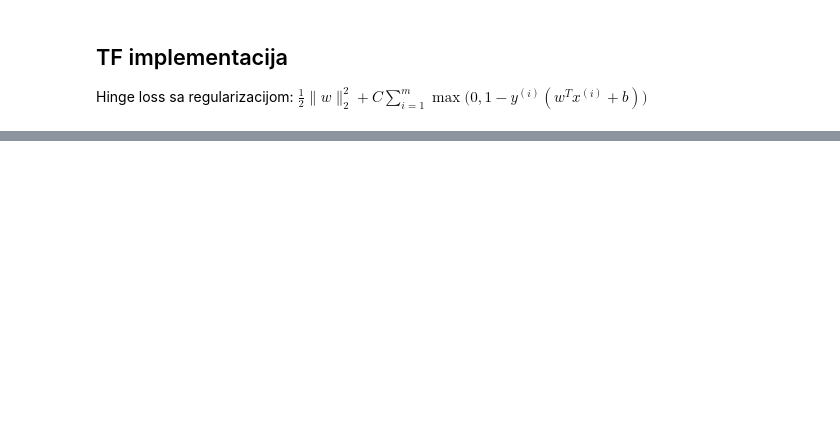
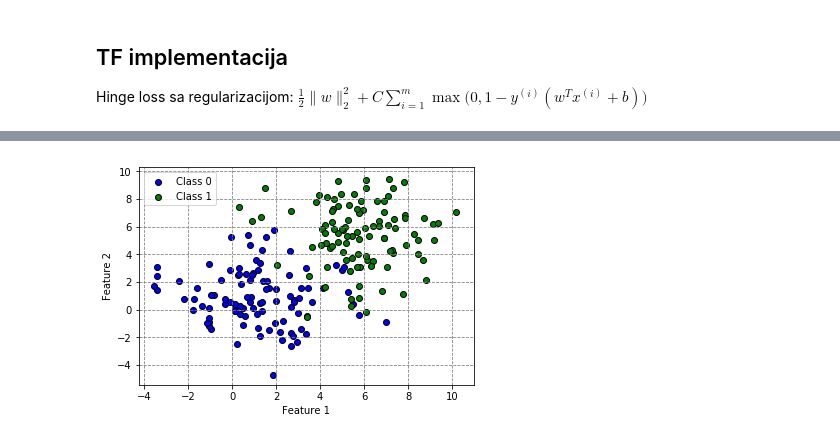
Before and after one commit to rand0musername/raf-ml, a Jupyter notebook: 10 SVM, GAN/10A_SVM.ipynb, the cells around one changed output, grey strips where cells are left out. Drawn from its saved outputs; the diff is of its cells as text; code cells hidden in the pictures; blank space fills up the shorter version.

```diff
--- a/10 SVM, GAN/10A_SVM.ipynb
+++ b/10 SVM, GAN/10A_SVM.ipynb
@@ -54,0 +53,81 @@ Hinge loss sa regularizacijom: $ \frac{1}{2} \| w \|_{2}^{2} + C\sum_{i=1}^{m} \
+# %%
+import numpy as np
+import tensorflow as tf
+import matplotlib.pyplot as plt
+%matplotlib inline
+
+tf.reset_default_graph()
+
+# Ucitavanje podataka
+data = np.loadtxt('logreg_data.csv', delimiter=',')
+
+# Trazimo primere sa klasom 0
+idx = data[:, 2] == 0.0
+
+# Plotujemo dataset
+fig, ax = plt.subplots()
+ax.set_xlabel('Feature 1')
+ax.set_ylabel('Feature 2')
+ax.scatter(data[idx][:, 0], data[idx][:,1], c='b', edgecolors='k', label='Class 0')
+ax.scatter(data[~idx][:,0], data[~idx][:,1], c='g', edgecolors='k', label='Class 1')
+ax.grid(True, color='gray', linestyle='dashed')
+ax.legend()
+
+# Podela na x i y
+x_data = data[:, :2]
+y_data = data[:, 2].reshape(len(data), 1)
+
+# Pretvaramo labelu 0 u -1 zbog formulacije SVM
+y_data[y_data==0] = -1
+
+# Parametri
+train_size = len(data)
+num_features = 2
+num_labels = 1
+
+C = 0.1
+num_epochs = 100
+batch_size = 100
+learning_rate = 0.01
+
+# Model
+X = tf.placeholder(tf.float32, [None, num_features], "X")
+y = tf.placeholder(tf.float32, [None, num_labels], "y")
+W = tf.Variable(tf.random_normal([num_features, num_labels]))
+b = tf.Variable(tf.random_normal([num_labels]))
+
+hyp = tf.add(tf.matmul(X, W), b)
+
+# Loss
+regularization_loss = 0.5 * tf.reduce_sum(tf.square(W))
+hinge_loss = tf.reduce_sum(tf.maximum(tf.zeros([batch_size, 1]),  1 - y * hyp))
+svm_loss = regularization_loss + C * hinge_loss
+
+opt_op = tf.train.GradientDescentOptimizer(learning_rate).minimize(svm_loss)
+
+# Evaluacija
+
+predicted_class = tf.sign(hyp)  # vece ili manje od nula
+correct_prediction = tf.equal(y, predicted_class)
+accuracy = tf.reduce_mean(tf.cast(correct_prediction, tf.float32))
+
+# Trening
+
+with tf.Session() as sess:
+
+  sess.run(tf.global_variables_initializer())
+
+  for step in range(num_epochs * train_size // batch_size):
+
+    # Izdvajanje trenutnog batch-a
+    offset = (step * batch_size) % train_size
+    batch_data = x_data[offset:(offset + batch_size), :]
+    batch_labels = y_data[offset:(offset + batch_size)]
+
+    opt_op.run(feed_dict={X: batch_data, y: batch_labels})
+
+    print('Loss: ', svm_loss.eval(feed_dict={X: batch_data, y: batch_labels}))
+
+  print("Accuracy na trening setu:", accuracy.eval(feed_dict={X: x_data, y: y_data}))
+  W_computed, b_computed = W.eval(), b.eval()
+# %% [output]
@@ -54,0 +155 @@ Hinge loss sa regularizacijom: $ \frac{1}{2} \| w \|_{2}^{2} + C\sum_{i=1}^{m} \
+[figure, added]
```
Also changed, not shown: parts of 5 cells of this notebook, 4 other files.
